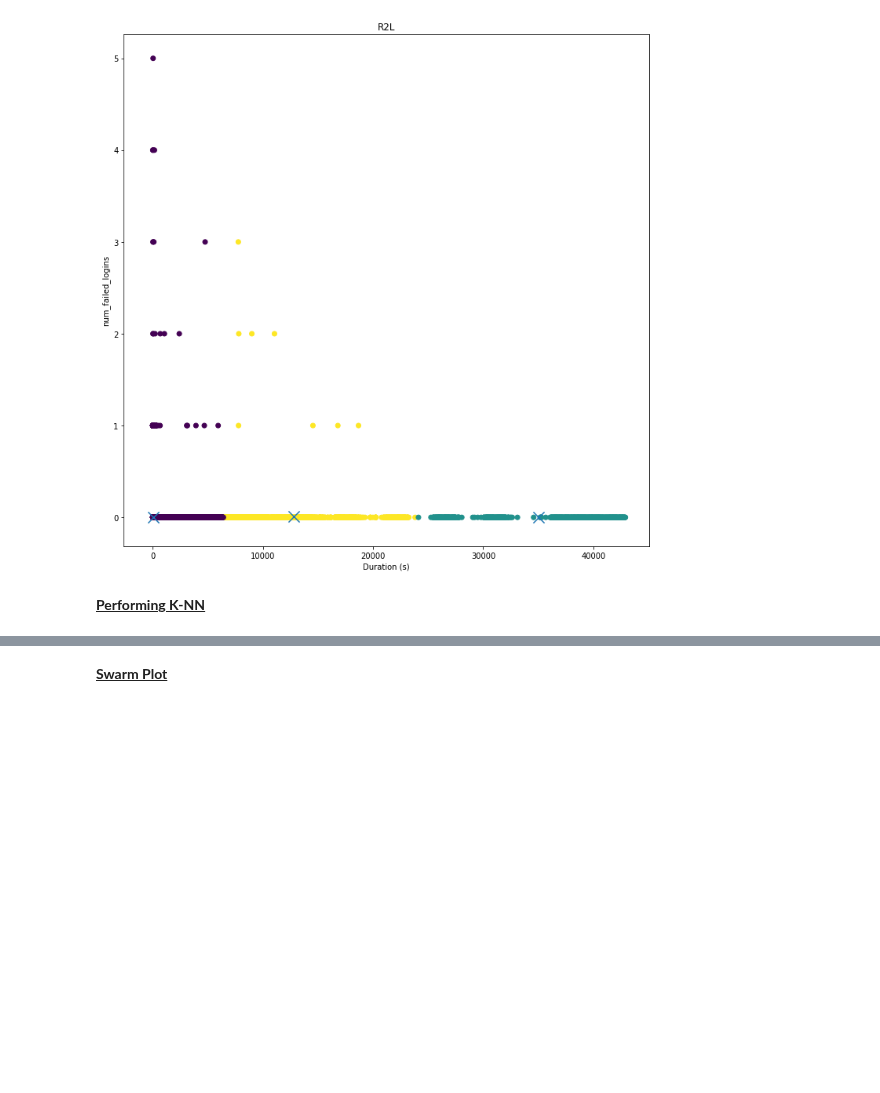
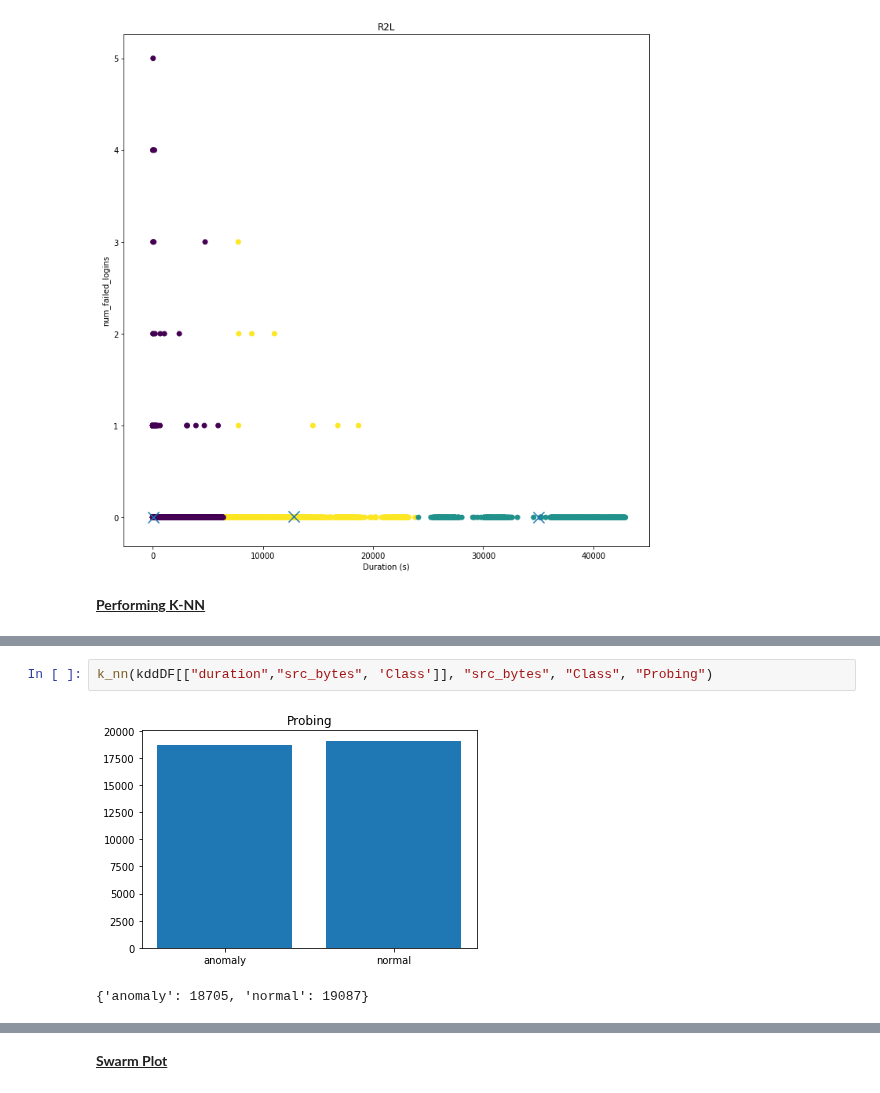
Before and after one commit to BaiKongQue/CSCI-191T_Security_Group, a Jupyter notebook: Security Group Project.ipynb, the cells around one changed output, grey strips where cells are left out. Drawn from its saved outputs; the diff is of its cells as text; blank space fills up the shorter version.

```diff
--- a/Security Group Project.ipynb
+++ b/Security Group Project.ipynb
@@ -204,0 +202,5 @@ dict(zip(label,count))
+# %%
+k_nn(kddDF[["duration","src_bytes", 'Class']], "src_bytes", "Class", "Probing")
+# %% [output]
+[figure, added]
+{'anomaly': 18705, 'normal': 19087}
```
Also changed, not shown: parts of 7 cells of this notebook.
